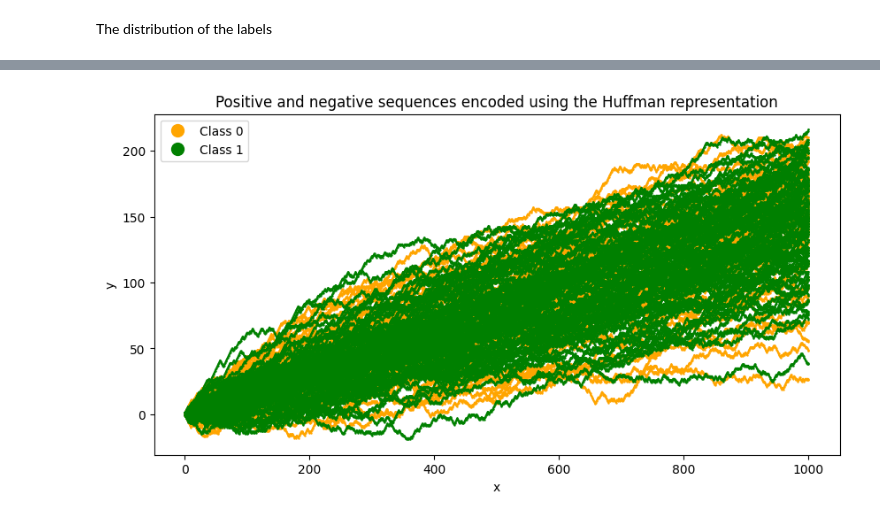
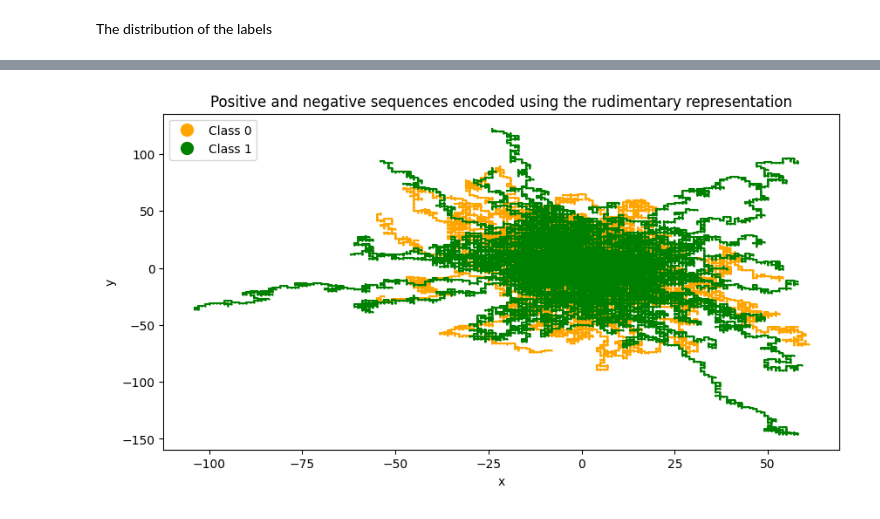
Before and after one commit to kiril-b/DNA-representations, a Jupyter notebook: code/dataset_creation.ipynb, the cells around one changed output, grey strips where cells are left out. Drawn from its saved outputs; the diff is of its cells as text; code cells hidden in the pictures.

Commit message:
Misc - Scale sequences - Update dataset_creation - Create py files with the models

```diff
--- a/code/dataset_creation.ipynb
+++ b/code/dataset_creation.ipynb
@@ -138,3 +147,18 @@ def create_legend_handle(class_label):
         markersize=10,
         label=f"Class {class_label}",
     )
+
+
+def plot_sequences(df: pd.DataFrame, plot_title: str) -> None:
+    fig, ax = plt.subplots(figsize=(10, 5))
+    ax.set_xlabel("x")
+    ax.set_ylabel("y")
+
+    for index, row in df.iterrows():
+        plot_sequence(row, ax)
+
+    legend_handles = [create_legend_handle(label) for label in CLASS_COLORS.keys()]
+    ax.legend(handles=legend_handles)
+
+    plt.title(plot_title)
+    plt.show()
@@ -171,15 +165,7 @@ plt.show()
-# %%
-fig, ax = plt.subplots(figsize=(10, 5))
-ax.set_xlabel("x")
-ax.set_ylabel("y")
-
-for index, row in huffman_df_sample.iterrows():
-    plot_sequence(row, ax)
-
-legend_handles = [create_legend_handle(label) for label in CLASS_COLORS.keys()]
-ax.legend(handles=legend_handles)
-
-plt.title("Positive and negative sequences encoded using the Huffman representation")
-plt.show()
-# %% [output]
-[figure, removed]
+# %%
+plot_sequences(
+    rudimentary_df_sample,
+    "Positive and negative sequences encoded using the rudimentary representation",
+)
+# %% [output]
+[figure, added]
```
Also changed, not shown: parts of 20 cells of this notebook, 8 other files.
